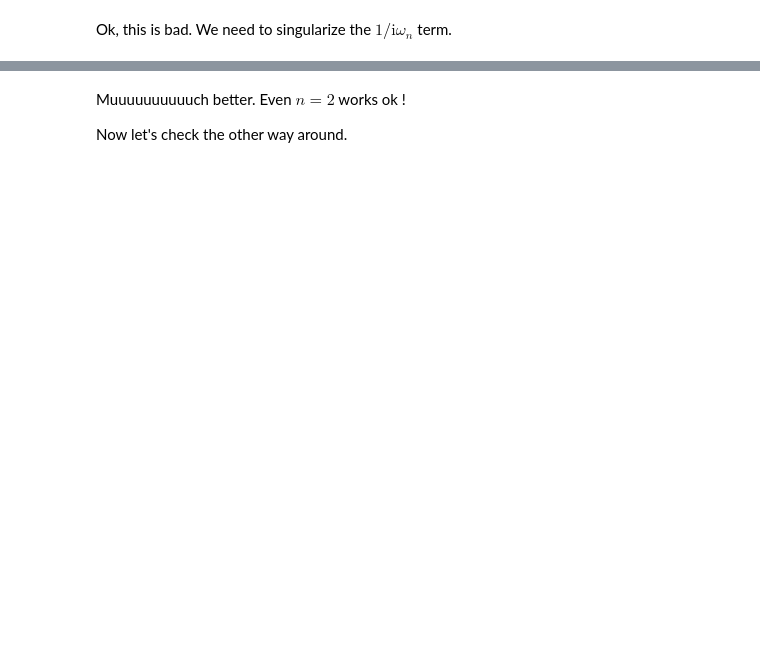
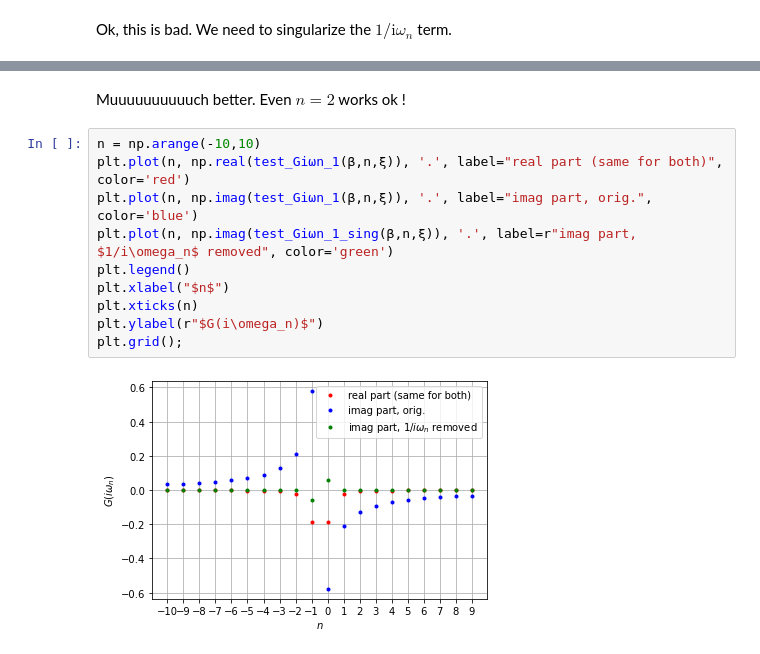
Before and after one commit to romainfd/DMFT-solver, a Jupyter notebook: play-with-green-func.ipynb, the cells around one changed output, grey strips where cells are left out. Cells and saved outputs as stored; diff of their text form; blank space fills up the shorter version.

```diff
--- a/play-with-green-func.ipynb
+++ b/play-with-green-func.ipynb
@@ -111,5 +132,15 @@ plt.legend();
 [figure]
 # %% [markdown]
 Muuuuuuuuuuch better. Even $n=2$ works ok !
-
-Now let's check the other way around.
+# %%
+n = np.arange(-10,10)
+plt.plot(n, np.real(test_Giωn_1(β,n,ξ)), '.', label="real part (same for both)", color='red')
+plt.plot(n, np.imag(test_Giωn_1(β,n,ξ)), '.', label="imag part, orig.", color='blue')
+plt.plot(n, np.imag(test_Giωn_1_sing(β,n,ξ)), '.', label=r"imag part, $1/i\omega_n$ removed", color='green')
+plt.legend()
+plt.xlabel("$n$")
+plt.xticks(n)
+plt.ylabel(r"$G(i\omega_n)$")
+plt.grid();
+# %% [output]
+[figure, added]
```
Also changed, not shown: parts of 11 cells of this notebook, 2 other files.
